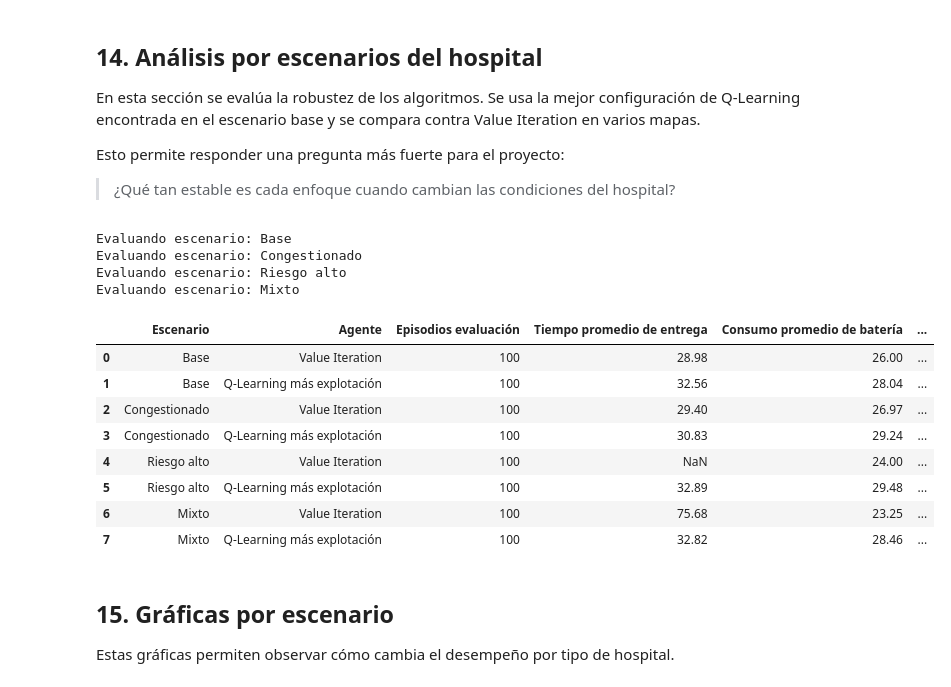
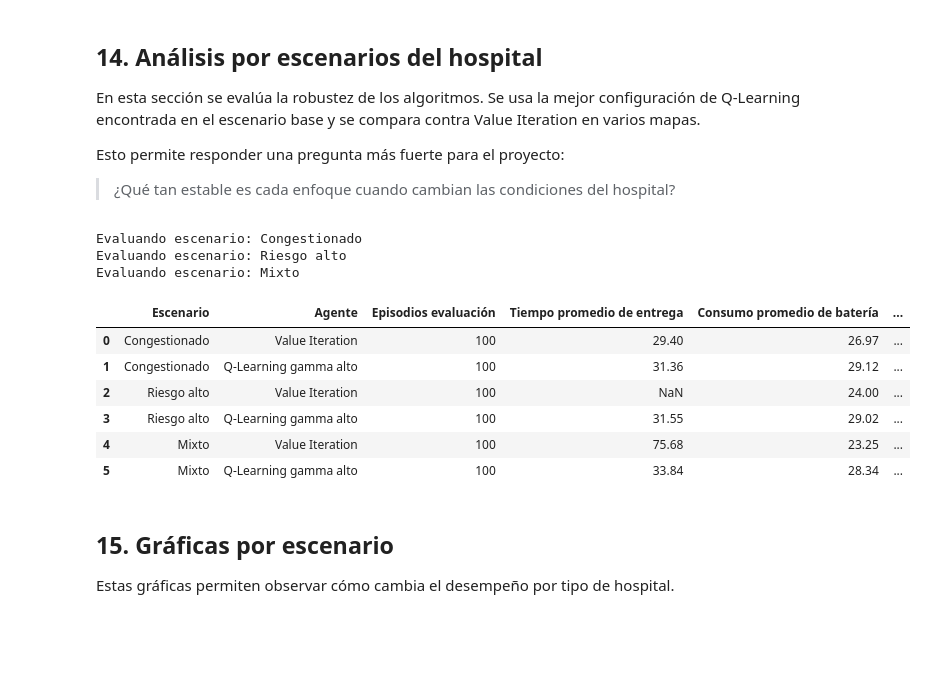
Before and after one commit to Vann06/IA_Proyecto_Final, a Jupyter notebook: notebooks/analisis_escenarios.ipynb, the cells around one changed output. Cells and saved outputs as stored; diff of their text form; code cells hidden in the pictures; blank space fills up the shorter version.

```diff
--- a/notebooks/analisis_escenarios.ipynb
+++ b/notebooks/analisis_escenarios.ipynb
@@ -80,10 +80,10 @@ Carpeta de tablas: c:\Users\viank\OneDrive\Desktop\S1_2026\IA_Proyecto_Final\res
 Antes de generar resultados, se ejecutan las pruebas unitarias. Esto ayuda a confirmar que el entorno y Q-Learning siguen funcionando después de cambios en el proyecto.
 # %%
 result = subprocess.run(
-    ["pytest", "tests/"],
+    [sys.executable, "-m", "pytest", "tests/", "-v"],
     cwd=ROOT,
     text=True,
-    capture_output=True
+    capture_output=True,
 )
 
 print(result.stdout)
@@ -446,13 +291,8 @@ Se selecciona automáticamente la mejor configuración de Q-Learning usando como
 2. Mayor recompensa acumulada promedio.
 3. Menor cantidad de fallos.
 # %%
-best_q_index = q_experiment_table.sort_values(
-    by=["% entregas exitosas", "Recompensa acumulada promedio", "Fallos de misión"],
-    ascending=[False, False, True]
-).index[0]
-
-best_q_name = q_experiment_table.loc[best_q_index, "Agente"]
-best_q_config = next(r["config"] for r in q_experiment_results if r["agent"] == best_q_name)
+best_q_config = pick_best_q_config(q_experiment_results, Q_LEARNING_CONFIGS)
+best_q_name = best_q_config["name"]
 
 print("Mejor configuración Q-Learning:", best_q_name)
 print(best_q_config)
@@ -626,7 +461,7 @@ Esto permite responder una pregunta más fuerte para el proyecto:
 # %%
 scenario_results = []
 
-for scenario_name in SCENARIO_CHANGES.keys():
+for scenario_name in SCENARIO_NAMES[1:]:  # omite Base — comparado en comparacion_base.ipynb
     print("Evaluando escenario:", scenario_name)
 
     # Value Iteration
@@ -638,29 +473,19 @@ for scenario_name in SCENARIO_CHANGES.keys():
         name="Value Iteration",
         episodes=EVAL_EPISODES,
         max_steps=EVAL_MAX_STEPS,
-        seed=123,
     )
     vi_result["scenario"] = scenario_name
     scenario_results.append(vi_result)
 
     # Q-Learning con la mejor configuración encontrada
     env_q = create_env_for_scenario(scenario_name)
-    q_agent = train_q_learning(
-        env_q,
-        episodes=best_q_config["episodes"],
-        alpha=best_q_config["alpha"],
-        gamma=best_q_config["gamma"],
-        epsilon=best_q_config["epsilon"],
-        max_steps=EVAL_MAX_STEPS,
-        seed=42,
-    )
+    q_agent = run_q_experiment(best_q_config, env_q)
     q_result = evaluate_model(
         env_q,
         q_agent,
         name=best_q_name,
         episodes=EVAL_EPISODES,
         max_steps=EVAL_MAX_STEPS,
-        seed=123,
     )
     q_result["scenario"] = scenario_name
     scenario_results.append(q_result)
@@ -669,42 +494,39 @@ scenario_rows = []
 for result in scenario_results:
     scenario_rows.append({
         "Escenario": result["scenario"],
         "Agente": result["agent"],
         "Episodios evaluación": result["episodes"],
         "Tiempo promedio de entrega": result["avg_delivery_time"],
         "Consumo promedio de batería": result["avg_battery_consumption"],
         "% entregas exitosas": result["success_rate"],
         "Recompensa acumulada promedio": result["avg_reward"],
         "Fallos de misión": result["mission_failures"],
     })
 
 scenario_table = pd.DataFrame(scenario_rows)
 scenario_table["Tiempo promedio de entrega"] = scenario_table["Tiempo promedio de entrega"].round(2)
 scenario_table["Consumo promedio de batería"] = scenario_table["Consumo promedio de batería"].round(2)
 scenario_table["% entregas exitosas"] = scenario_table["% entregas exitosas"].round(1)
 scenario_table["Recompensa acumulada promedio"] = scenario_table["Recompensa acumulada promedio"].round(2)
 
 scenario_table.to_csv(
     tables_dir / "comparacion_por_escenario.csv",
     index=False,
     encoding="utf-8-sig"
 )
 
 scenario_table
 # %% [output]
-Evaluando escenario: Base
 Evaluando escenario: Congestionado
 Evaluando escenario: Riesgo alto
 Evaluando escenario: Mixto
 |  | Escenario | Agente | Episodios evaluación | Tiempo promedio de entrega | Consumo promedio de batería | ... |
-| 0 | Base | Value Iteration | 100 | 28.98 | 26.00 | ... |
-| 1 | Base | Q-Learning más explotación | 100 | 32.56 | 28.04 | ... |
-| 2 | Congestionado | Value Iteration | 100 | 29.40 | 26.97 | ... |
-| 3 | Congestionado | Q-Learning más explotación | 100 | 30.83 | 29.24 | ... |
-| 4 | Riesgo alto | Value Iteration | 100 | NaN | 24.00 | ... |
-| 5 | Riesgo alto | Q-Learning más explotación | 100 | 32.89 | 29.48 | ... |
-| 6 | Mixto | Value Iteration | 100 | 75.68 | 23.25 | ... |
-| 7 | Mixto | Q-Learning más explotación | 100 | 32.82 | 28.46 | ... |
+| 0 | Congestionado | Value Iteration | 100 | 29.40 | 26.97 | ... |
+| 1 | Congestionado | Q-Learning gamma alto | 100 | 31.36 | 29.12 | ... |
+| 2 | Riesgo alto | Value Iteration | 100 | NaN | 24.00 | ... |
+| 3 | Riesgo alto | Q-Learning gamma alto | 100 | 31.55 | 29.02 | ... |
+| 4 | Mixto | Value Iteration | 100 | 75.68 | 23.25 | ... |
+| 5 | Mixto | Q-Learning gamma alto | 100 | 33.84 | 28.34 | ... |
 # %% [markdown]
 ## 15. Gráficas por escenario
 
```
Also changed, not shown: parts of 15 cells of this notebook, 4 other files.
